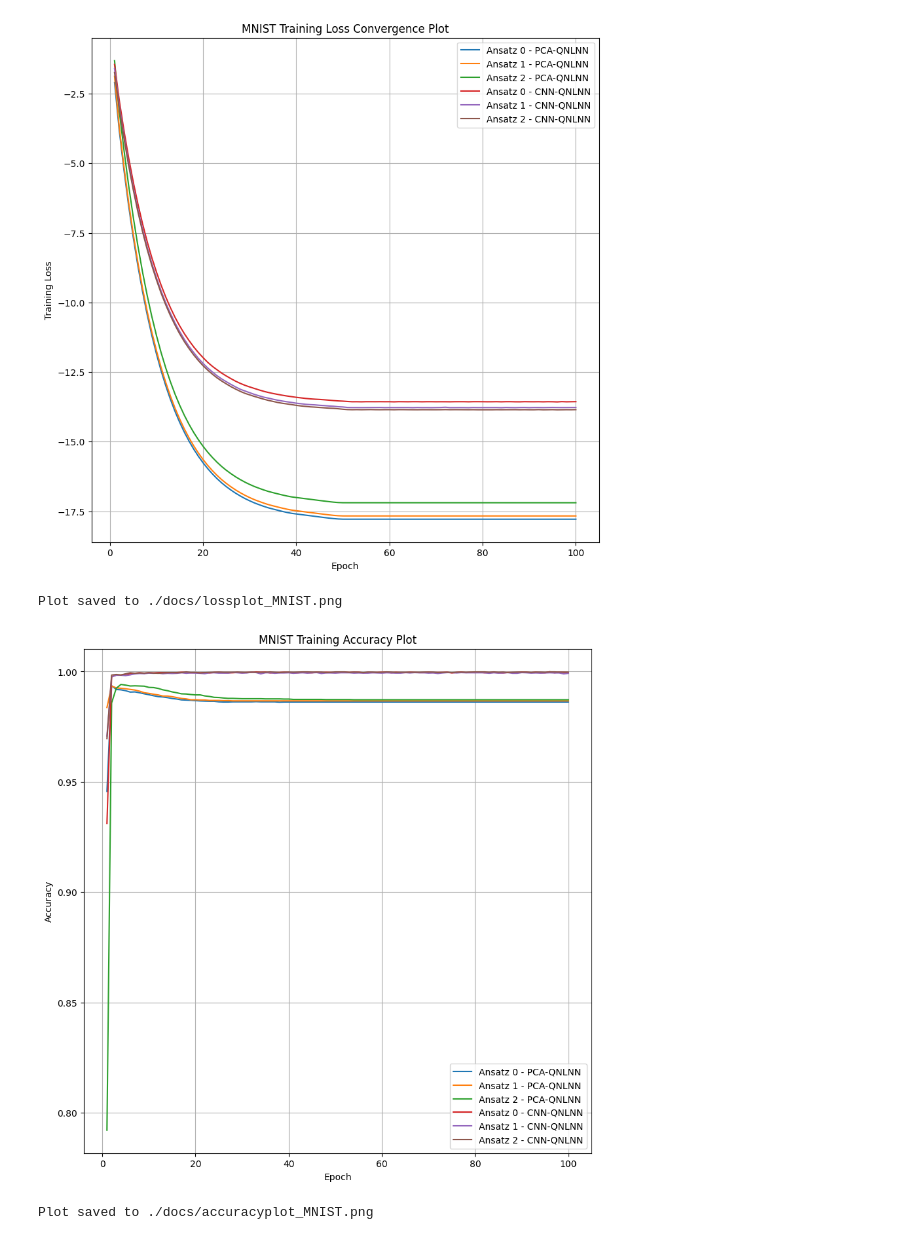
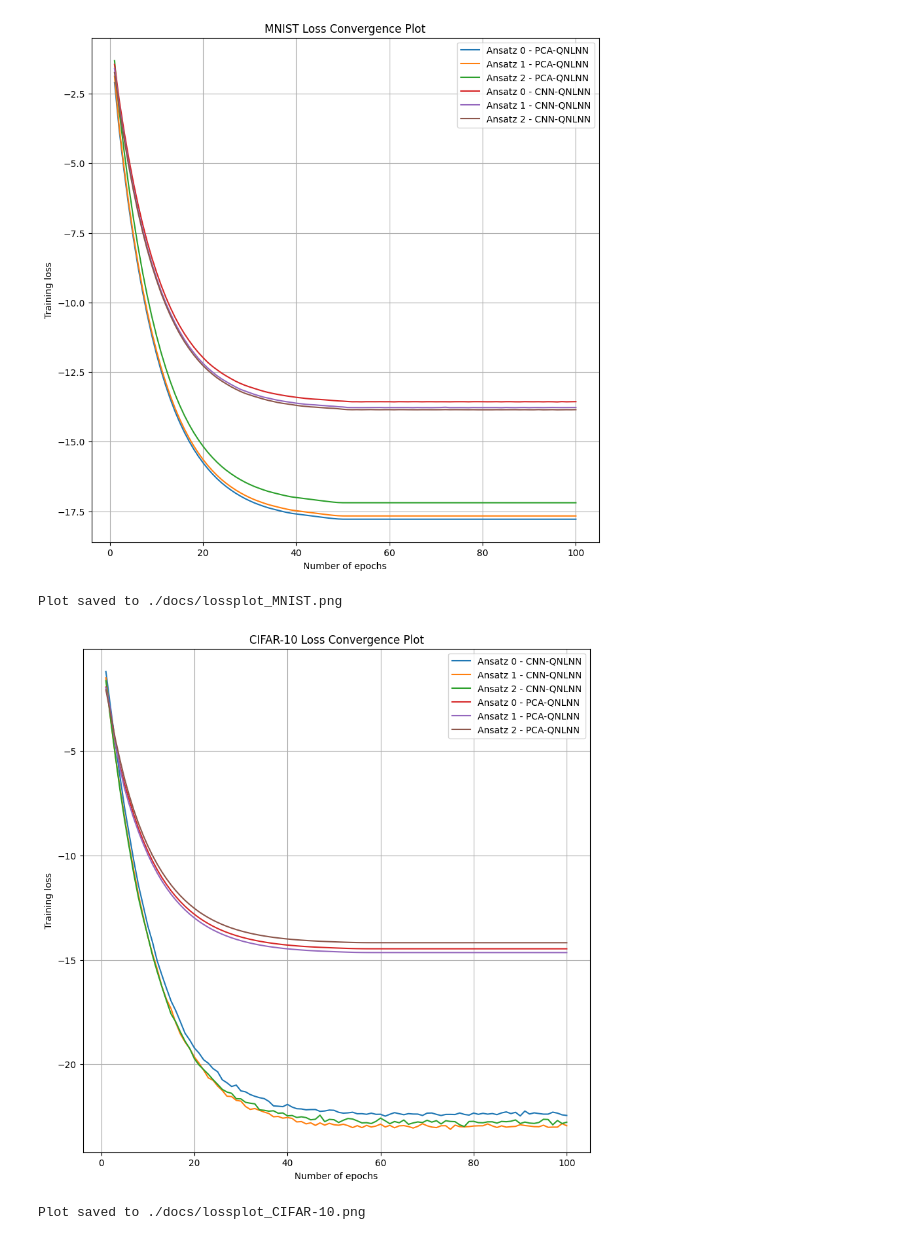
Before and after one commit to sparshgup/QNL-Net, a Jupyter notebook: plots.ipynb, the cells around one changed output. Cells and saved outputs as stored; diff of their text form; code cells hidden in the pictures.

Commit message:
Add plots and epoch data

```diff
--- a/plots.ipynb
+++ b/plots.ipynb
@@ -70,9 +28,9 @@ def plot_loss_convergence(directory, dataset, labels):
         except Exception as e:
             print(f"Error processing file {file}: {e}")
 
-    plt.xlabel('Epoch')
-    plt.ylabel('Training Loss')
-    plt.title(f'{dataset} Training Loss Convergence Plot')
+    plt.xlabel('Number of epochs')
+    plt.ylabel('Training loss')
+    plt.title(f'{dataset} Loss Convergence Plot')
     plt.legend(loc='upper right')
     plt.grid(True)
     output_path = f'./docs/lossplot_{dataset}.png'
@@ -107,8 +65,8 @@ def plot_accuracy_convergence(directory, dataset, labels):
         except Exception as e:
             print(f"Error processing file {file}: {e}")
 
-    plt.xlabel('Epoch')
-    plt.ylabel('Accuracy')
+    plt.xlabel('Number of epochs')
+    plt.ylabel('Training accuracy')
     plt.title(f'{dataset} Training Accuracy Plot')
     plt.legend(loc='lower right')
     plt.grid(True)
@@ -119,14 +77,18 @@ def plot_accuracy_convergence(directory, dataset, labels):
 # %%
 mnist_dir = './mnist_digit_binaryclass/epoch_data/'
 cifar10_dir = './cifar10_binaryclass/epoch_data/'
-labels = ['Ansatz 0 - PCA-QNLNN', 'Ansatz 1 - PCA-QNLNN', 'Ansatz 2 - PCA-QNLNN',
-          'Ansatz 0 - CNN-QNLNN', 'Ansatz 1 - CNN-QNLNN', 'Ansatz 2 - CNN-QNLNN']
-plot_loss_convergence(mnist_dir, 'MNIST', labels=labels)
-#plot_loss_convergence(cifar10_dir, 'MNIST', labels=labels)
-plot_accuracy_convergence(mnist_dir, 'MNIST', labels=labels)
-#plot_accuracy_convergence(cifar_dir, 'CIFAR-10', labels=labels)
+labels_mnist = [
+    'Ansatz 0 - PCA-QNLNN', 'Ansatz 1 - PCA-QNLNN', 'Ansatz 2 - PCA-QNLNN',
+    'Ansatz 0 - CNN-QNLNN', 'Ansatz 1 - CNN-QNLNN', 'Ansatz 2 - CNN-QNLNN']
+labels_cifar10 = [
+    'Ansatz 0 - CNN-QNLNN', 'Ansatz 1 - CNN-QNLNN', 'Ansatz 2 - CNN-QNLNN',
+    'Ansatz 0 - PCA-QNLNN', 'Ansatz 1 - PCA-QNLNN', 'Ansatz 2 - PCA-QNLNN']
+plot_loss_convergence(mnist_dir, 'MNIST', labels=labels_mnist)
+plot_loss_convergence(cifar10_dir, 'CIFAR-10', labels=labels_cifar10)
+plot_accuracy_convergence(mnist_dir, 'MNIST', labels=labels_mnist)
+plot_accuracy_convergence(cifar10_dir, 'CIFAR-10', labels=labels_cifar10)
 # %% [output]
-[figure, old version]
+[figure, new version]
 Plot saved to ./docs/lossplot_MNIST.png
-[figure, old version]
+[figure, new version]
-Plot saved to ./docs/accuracyplot_MNIST.png
+Plot saved to ./docs/lossplot_CIFAR-10.png
```
Also changed, not shown: parts of 4 cells of this notebook, 12 other files.
